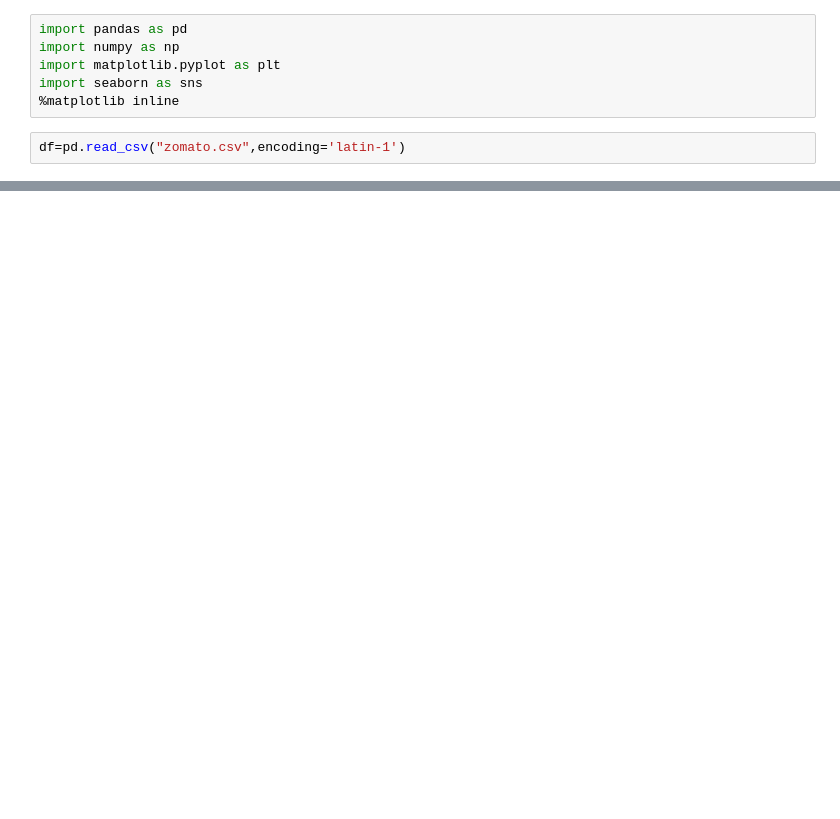
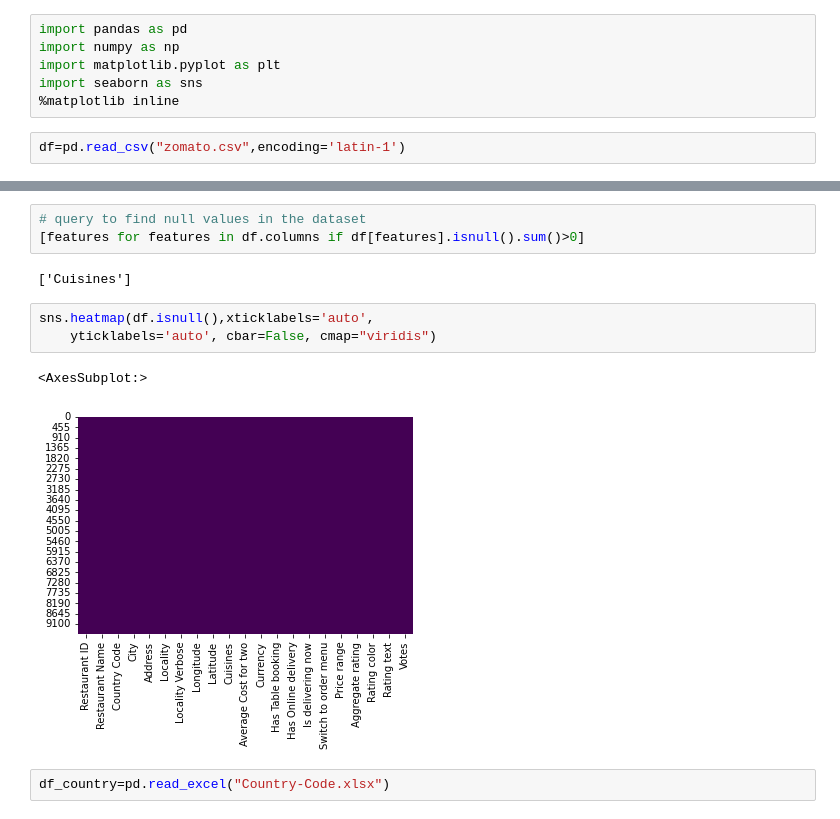
Before and after one commit to abhishekakkewar/EDA, a Jupyter notebook: EDA _Z_dataset.ipynb, the cells around one changed output, grey strips where cells are left out. Drawn from its saved outputs; the diff is of its cells as text; blank space fills up the shorter version.

```diff
--- a/EDA _Z_dataset.ipynb
+++ b/EDA _Z_dataset.ipynb
@@ -28,0 +107,13 @@ Index(['Restaurant ID', 'Restaurant Name', 'Country Code', 'City', 'Address',
+# %%
+# query to find null values in the dataset
+[features for features in df.columns if df[features].isnull().sum()>0]
+# %% [output]
+['Cuisines']
+# %%
+sns.heatmap(df.isnull(),xticklabels='auto',
+    yticklabels='auto', cbar=False, cmap="viridis")
+# %% [output]
+<AxesSubplot:>
+[figure, added]
+# %%
+df_country=pd.read_excel("Country-Code.xlsx")
```
Also changed, not shown: parts of 14 cells of this notebook, 1 other file.
